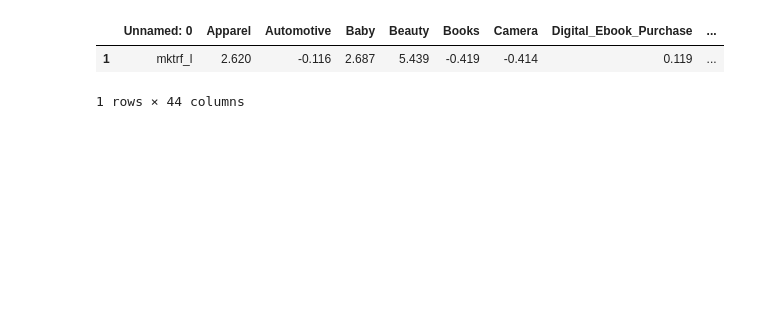
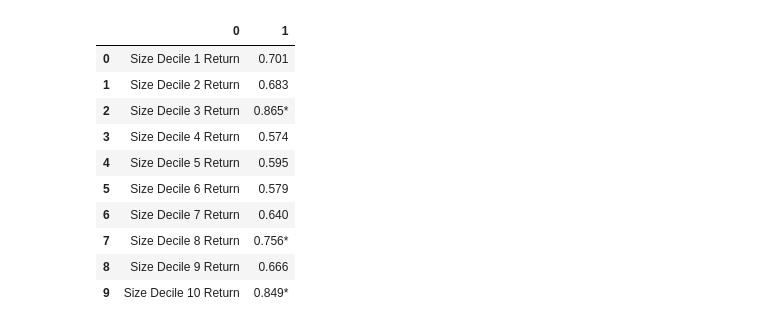
Before and after one commit to yuanchenGH/job_market_insights, a Jupyter notebook: heatmap.ipynb, the cells around one changed output. Saved outputs shown, nothing was run; the diff lists cells and outputs as text; code cells hidden in the pictures; blank space fills up the shorter version.

```diff
--- a/heatmap.ipynb
+++ b/heatmap.ipynb
@@ -4,6 +4,6 @@ import numpy as np
 import seaborn as sns
 import matplotlib.pyplot as plt
 # %%
-df = pd.read_excel('product_category_results_pooled.xlsx', header=2)
-df.head()
+df = pd.read_excel('Regression Results.xlsx', header=None)
+df
 # %% [output]
@@ -17,7 +27,17 @@ df.head()
 # %%
-df1 = df.iloc[[1]]
-df1.head()
+# df1 = df.iloc[[1]]
+# df1.head()
+df1 = df.dropna(subset=[0]).reset_index(drop=True)
+df1
 # %% [output]
-|  | Unnamed: 0 | Apparel | Automotive | Baby | Beauty | Books | Camera | Digital_Ebook_Purchase | ... |
-| 1 | mktrf_l | 2.620 | -0.116 | 2.687 | 5.439 | -0.419 | -0.414 | 0.119 | ... |
+|  | 0 | 1 |
+| 0 | Size Decile 1 Return | 0.701 |
+| 1 | Size Decile 2 Return | 0.683 |
+| 2 | Size Decile 3 Return | 0.865* |
+| 3 | Size Decile 4 Return | 0.574 |
+| 4 | Size Decile 5 Return | 0.595 |
+| 5 | Size Decile 6 Return | 0.579 |
+| 6 | Size Decile 7 Return | 0.640 |
+| 7 | Size Decile 8 Return | 0.756* |
+| 8 | Size Decile 9 Return | 0.666 |
+| 9 | Size Decile 10 Return | 0.849* |
-1 rows × 44 columns
```
Also changed, not shown: parts of 10 cells of this notebook, 14 other files.
